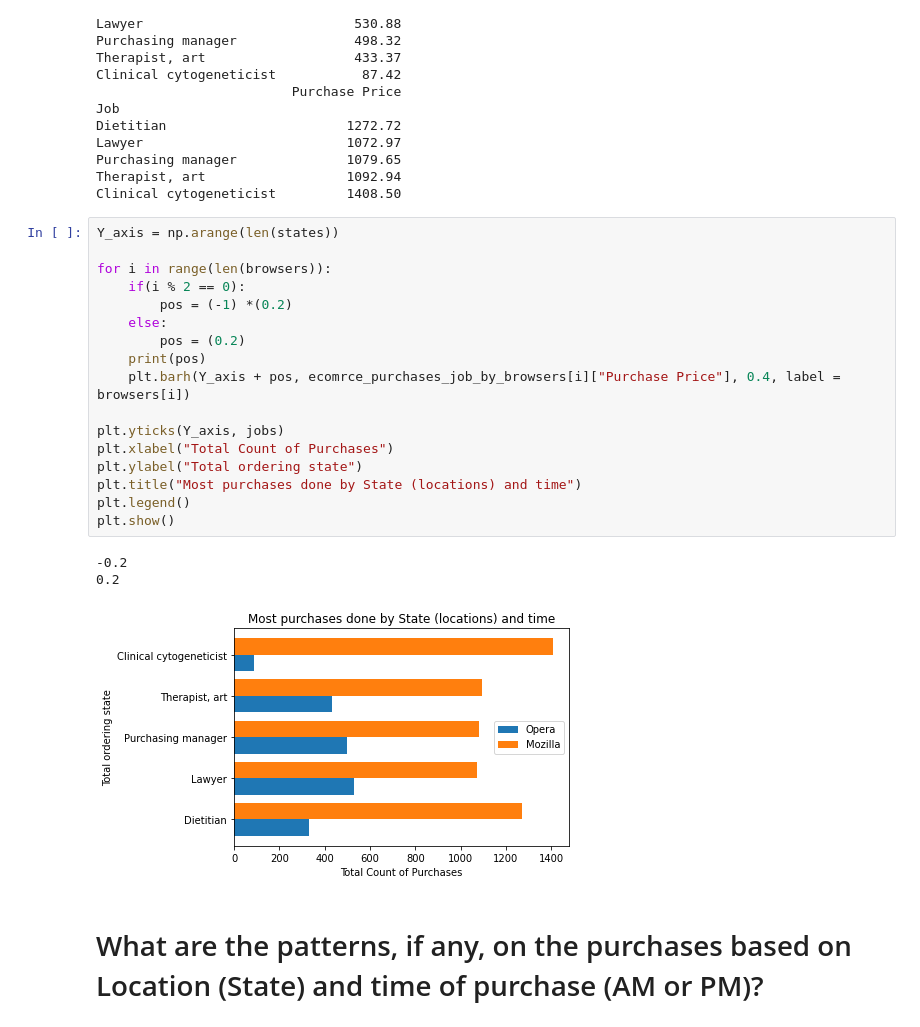
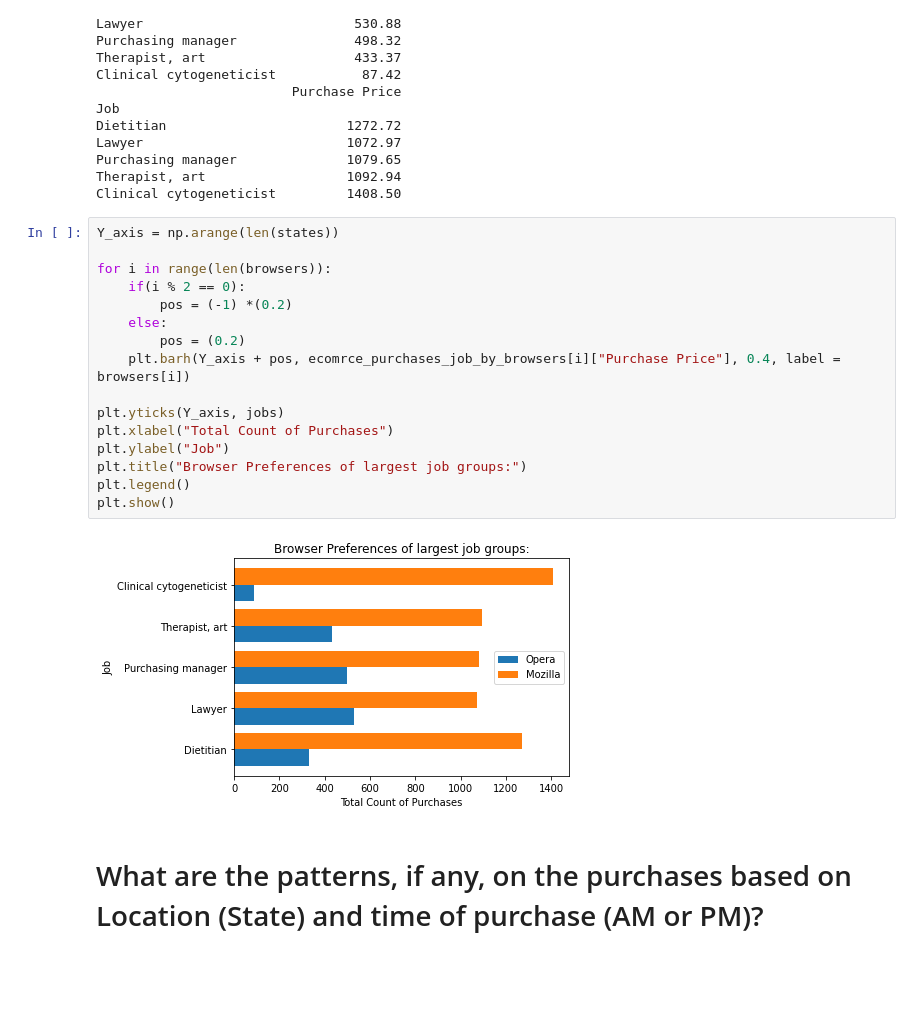
Before and after one commit to brucent2610/DataEngineerCoaching, a Jupyter notebook: Projects/Project01/Project01.ipynb, the cells around one changed output. Cells and saved outputs as stored; diff of their text form; blank space fills up the shorter version.

```diff
--- a/Projects/Project01/Project01.ipynb
+++ b/Projects/Project01/Project01.ipynb
@@ -154,24 +148,21 @@ Clinical cytogeneticist         1408.50
 # %%
 Y_axis = np.arange(len(states))
 
 for i in range(len(browsers)):
     if(i % 2 == 0):
         pos = (-1) *(0.2)
     else:
         pos = (0.2)
-    print(pos)
     plt.barh(Y_axis + pos, ecomrce_purchases_job_by_browsers[i]["Purchase Price"], 0.4, label = browsers[i])
 
 plt.yticks(Y_axis, jobs)
 plt.xlabel("Total Count of Purchases")
-plt.ylabel("Total ordering state")
-plt.title("Most purchases done by State (locations) and time")
+plt.ylabel("Job")
+plt.title("Browser Preferences of largest job groups:")
 plt.legend()
 plt.show()
 # %% [output]
--0.2
-0.2
-[figure, old version]
+[figure, new version]
 # %% [markdown]
 # What are the patterns, if any, on the purchases based on Location (State) and time of purchase (AM or PM)?
 # %%
```
Also changed, not shown: parts of 8 cells of this notebook.
